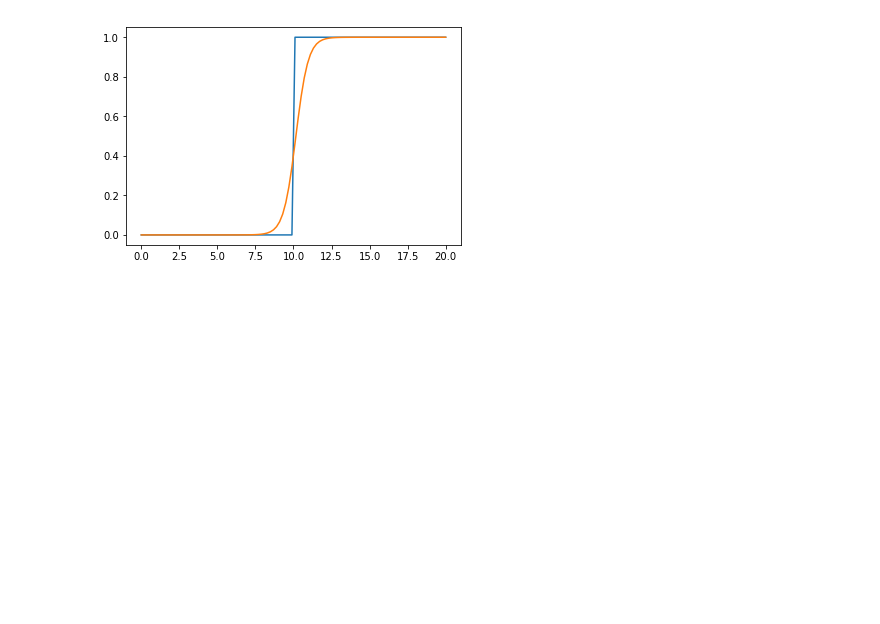
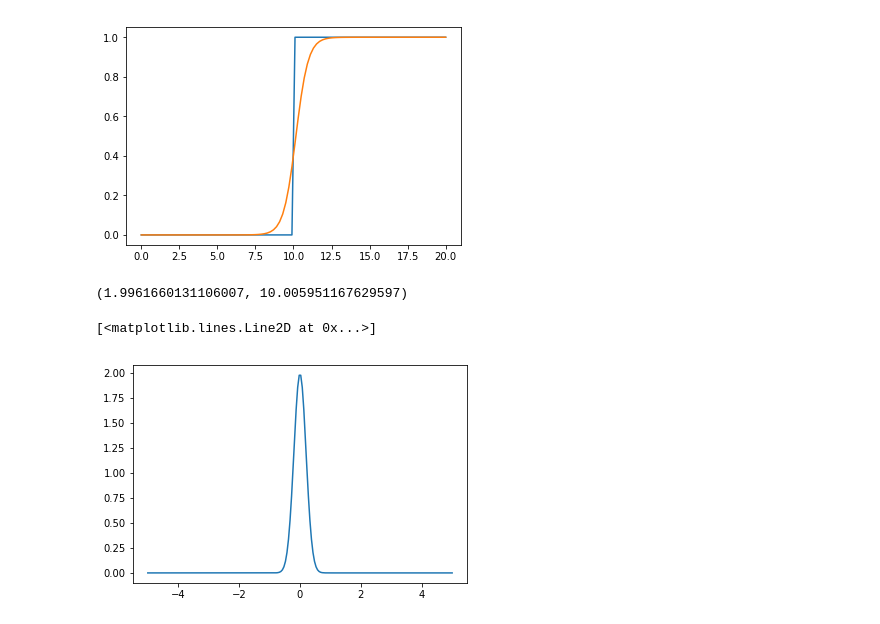
Before and after one commit to exitudio/research-ai, a Jupyter notebook: experiment/neural-network-lib/numpy/Neural Net Numpy.ipynb, the cells around one changed output. Cells and saved outputs as stored; diff of their text form; code cells hidden in the pictures; blank space fills up the shorter version.

```diff
--- a/experiment/neural-network-lib/numpy/Neural Net Numpy.ipynb
+++ b/experiment/neural-network-lib/numpy/Neural Net Numpy.ipynb
@@ -107,3 +110,22 @@ plt.plot(input, nn.predict(input))
 # %% [output]
 [<matplotlib.lines.Line2D at 0x...>]
 [figure]
+# %%
+x = np.random.randn(100000)*2 + 10
+mean = np.mean(x)
+sd = np.sqrt(np.sum( np.square(x-mean) ) / (x.shape[0]-1)  )
+sd, mean
+# %% [output]
+(1.9961660131106007, 10.005951167629597)
+# %%
+import math
+x = np.linspace(-5, 5, 200)
+
+def normal_distribution(mu, sd):
+    return 1/ np.sqrt(2*math.pi*np.square(sd)) * np.power(math.e, -np.square(x-mu)/ (2*np.square(sd)))
+
+y = normal_distribution(0, 0.2)
+# plt.plot(x, y1)
+# %% [output]
+[<matplotlib.lines.Line2D at 0x...>]
+[figure, added]
```
Also changed, not shown: parts of 6 cells of this notebook, 5 other files.
